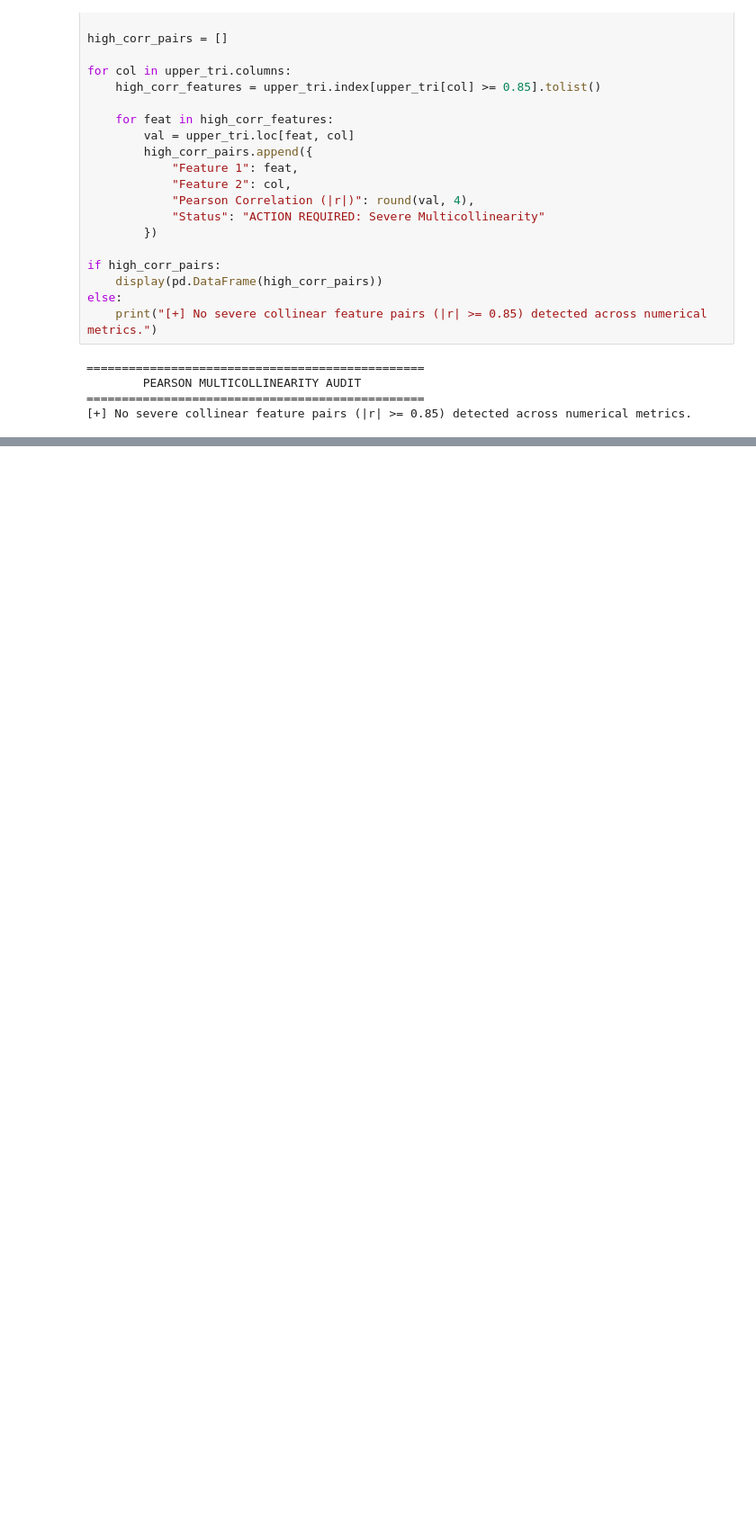
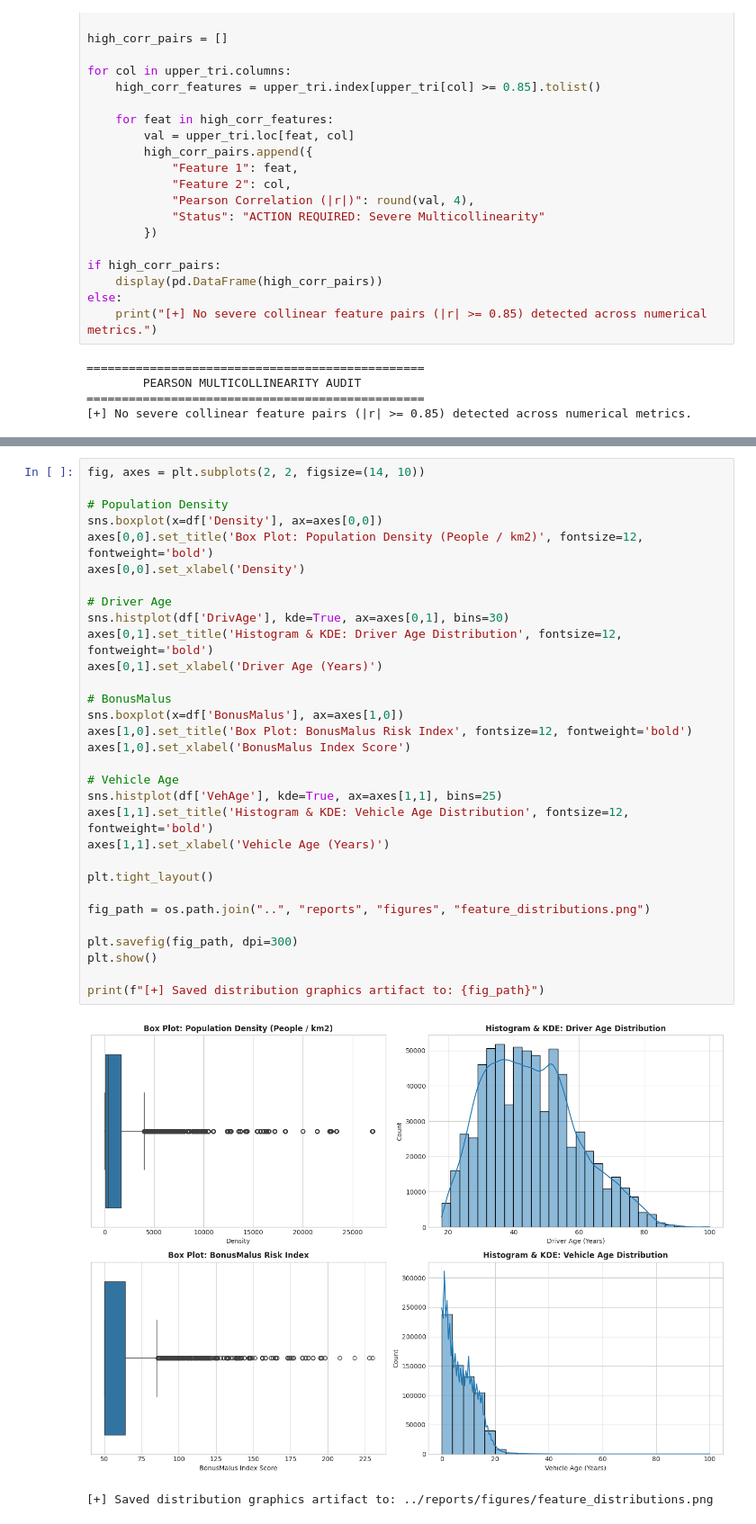
Before and after one commit to Ignacio-Flores-III/MBSA265_module1, a Jupyter notebook: notebooks/01_eda_and_data_dictionary.ipynb, the cells around one changed output, grey strips where cells are left out. Shown at 90% size. Drawn from its saved outputs; the diff is of its cells as text; blank space fills up the shorter version.

```diff
--- a/notebooks/01_eda_and_data_dictionary.ipynb
+++ b/notebooks/01_eda_and_data_dictionary.ipynb
@@ -207,0 +309,34 @@ else:
+# %%
+fig, axes = plt.subplots(2, 2, figsize=(14, 10))
+
+# Population Density
+sns.boxplot(x=df['Density'], ax=axes[0,0])
+axes[0,0].set_title('Box Plot: Population Density (People / km2)', fontsize=12, fontweight='bold')
+axes[0,0].set_xlabel('Density')
+
+# Driver Age
+sns.histplot(df['DrivAge'], kde=True, ax=axes[0,1], bins=30)
+axes[0,1].set_title('Histogram & KDE: Driver Age Distribution', fontsize=12, fontweight='bold')
+axes[0,1].set_xlabel('Driver Age (Years)')
+
+# BonusMalus
+sns.boxplot(x=df['BonusMalus'], ax=axes[1,0])
+axes[1,0].set_title('Box Plot: BonusMalus Risk Index', fontsize=12, fontweight='bold')
+axes[1,0].set_xlabel('BonusMalus Index Score')
+
+# Vehicle Age
+sns.histplot(df['VehAge'], kde=True, ax=axes[1,1], bins=25)
+axes[1,1].set_title('Histogram & KDE: Vehicle Age Distribution', fontsize=12, fontweight='bold')
+axes[1,1].set_xlabel('Vehicle Age (Years)')
+
+plt.tight_layout()
+
+fig_path = os.path.join("..", "reports", "figures", "feature_distributions.png")
+
+plt.savefig(fig_path, dpi=300)
+plt.show()
+
+print(f"[+] Saved distribution graphics artifact to: {fig_path}")
+# %% [output]
+[figure, added]
+[+] Saved distribution graphics artifact to: ../reports/figures/feature_distributions.png
```
Also changed, not shown: parts of 5 cells of this notebook, 6 other files.
